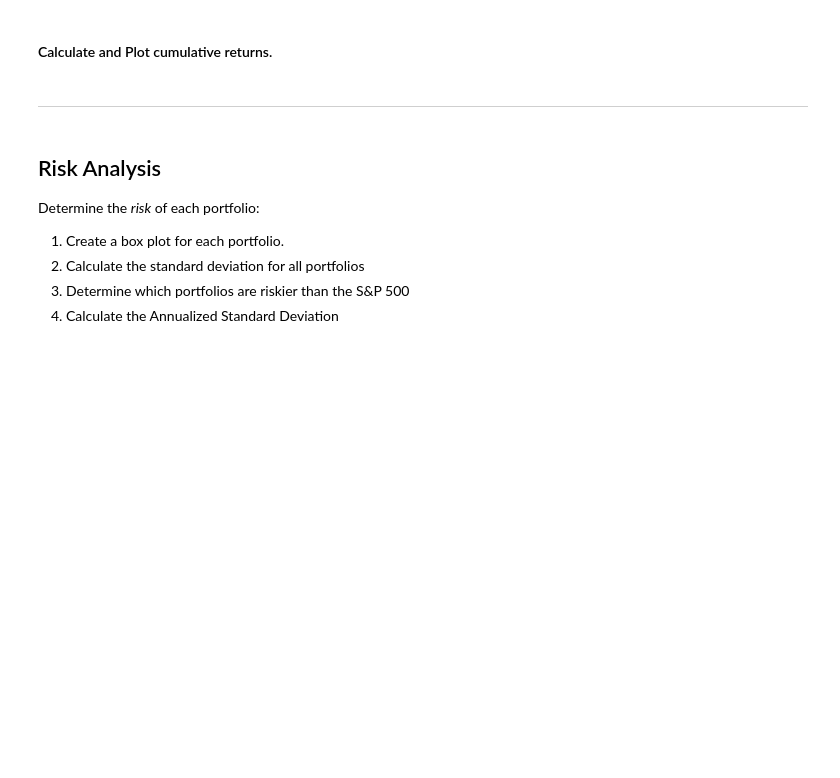
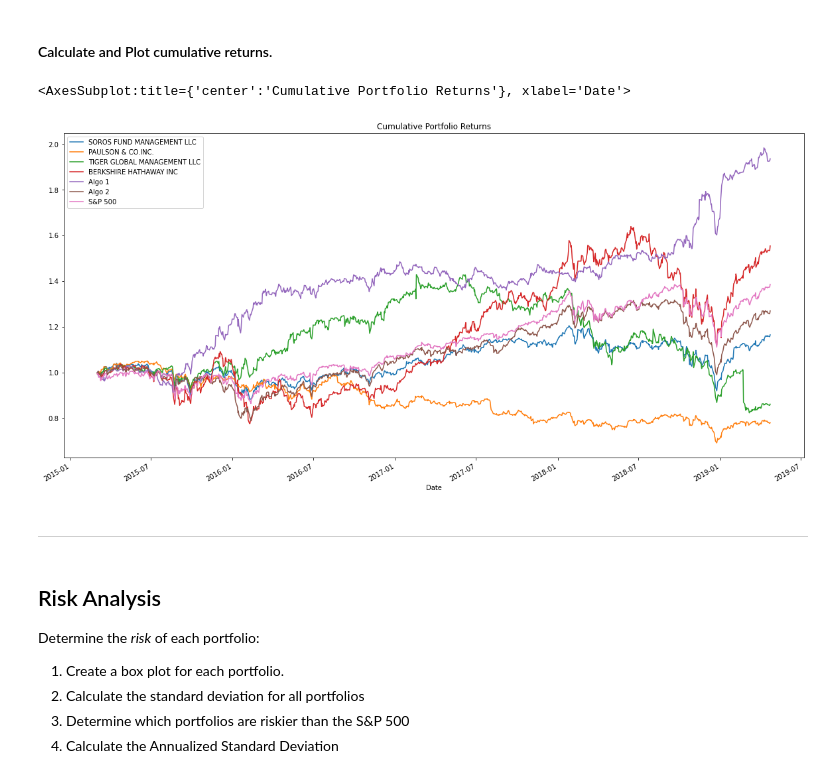
Before and after one commit to mrnaglejr/Python-Pandas-Homework, a Jupyter notebook: whale_analysis.ipynb, the cells around one changed output. Drawn from its saved outputs; the diff is of its cells as text; code cells hidden in the pictures; blank space fills up the shorter version.

```diff
--- a/whale_analysis.ipynb
+++ b/whale_analysis.ipynb
@@ -313,8 +207,12 @@ In this section, you will calculate and visualize performance and risk metrics f
 #### Calculate and Plot cumulative returns.
 # %%
 # Calculate cumulative returns of all portfolios
-
+cumulative_port_returns = (1 + all_portfolio_data).cumprod()
 # Plot cumulative returns
+cumulative_port_returns.plot(figsize=(20, 10), title="Cumulative Portfolio Returns")
+# %% [output]
+<AxesSubplot:title={'center':'Cumulative Portfolio Returns'}, xlabel='Date'>
+[figure, added]
 # %% [markdown]
 ---
 # %% [markdown]
```
Also changed, not shown: parts of 62 cells of this notebook, 9 other files.
